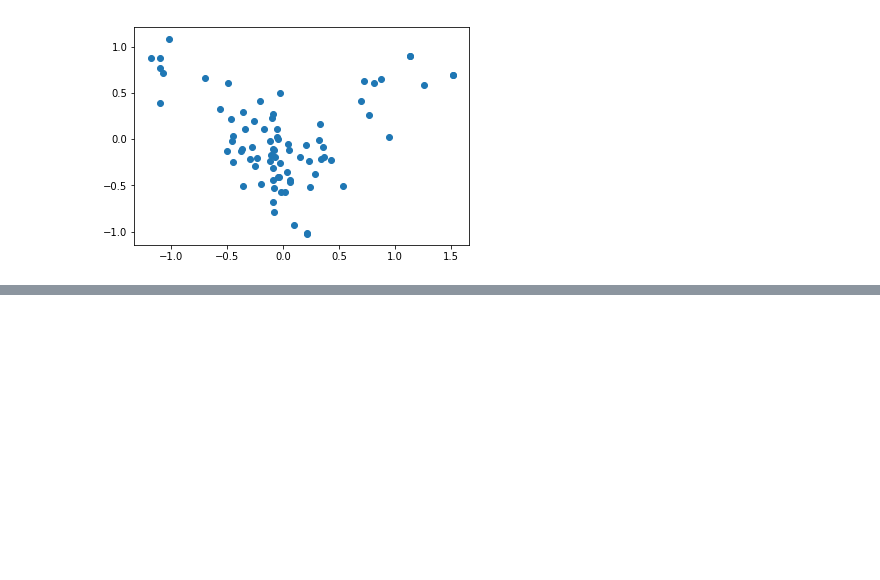
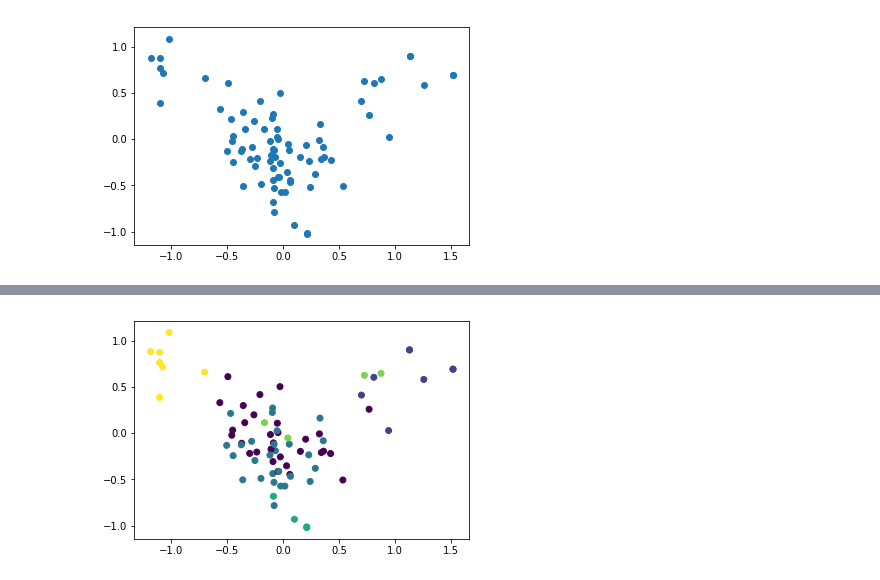
Before and after one commit to lucky7-capstone/Lucky7-Capstone, a Jupyter notebook: Exploration.ipynb, the cells around one changed output, grey strips where cells are left out. Saved outputs shown, nothing was run; the diff lists cells and outputs as text; code cells hidden in the pictures; blank space fills up the shorter version.

```diff
--- a/Exploration.ipynb
+++ b/Exploration.ipynb
@@ -72,0 +131,12 @@ plt.show()
+# %%
+from sklearn.cluster import AgglomerativeClustering
+
+clusters = 6
+agg = AgglomerativeClustering(affinity='euclidean', compute_full_tree='auto',
+            connectivity=None, linkage='ward', memory=None, n_clusters=clusters,
+            pooling_func='deprecated').fit(vectors)
+# %%
+plt.scatter(pc['pc1'], pc['pc2'], c=agg.labels_)
+plt.show()
+# %% [output]
+[figure, added]
```
Also changed, not shown: parts of 19 cells of this notebook.
